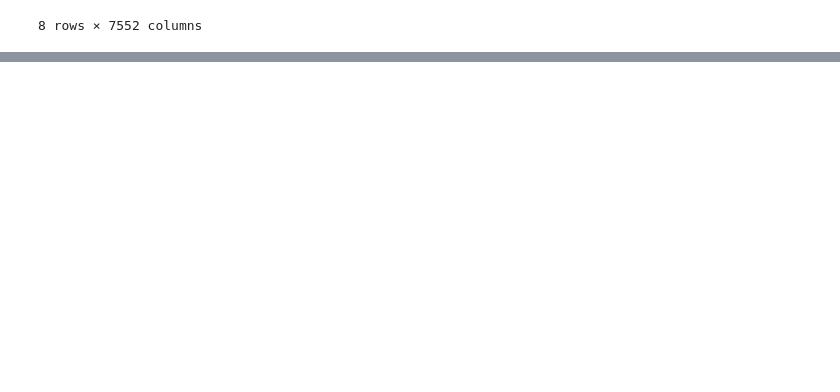
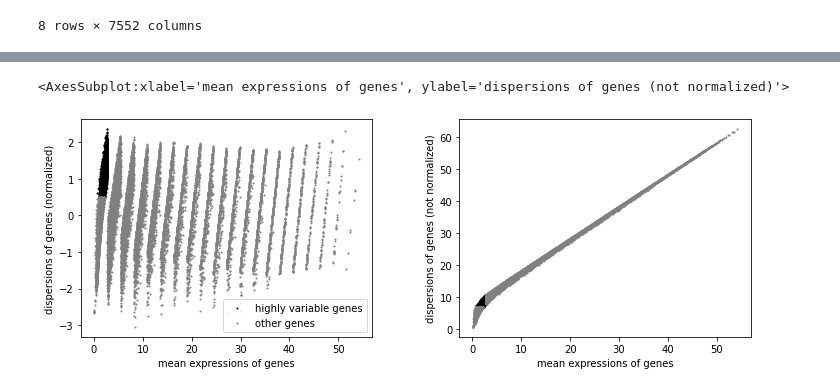
Before and after one commit to daphnetsolissou/scRNAseq-CellTypeClassifier-breast-epithelium, a Jupyter notebook: dataset2_exploration.ipynb, the cells around one changed output, grey strips where cells are left out. Cells and saved outputs as stored; diff of their text form; code cells hidden in the pictures; blank space fills up the shorter version.

```diff
--- a/dataset2_exploration.ipynb
+++ b/dataset2_exploration.ipynb
@@ -148,0 +176,7 @@ data_id7.describe()
+# %%
+data_id4_copy = data_id4.copy()
+data_id4_copy = data_id4_copy.T
+# %%
+# create annotated data object (with metadata about cell type and gene ids)
+adata_id4 = sc.AnnData(data_id4_copy)
+adata_id4
@@ -148,0 +197,5 @@ data_id7.describe()
+# %%
+# filter out high mitochondrial cell expression
+mito_genes = adata_id4.var_names.str.startswith('MT-')
+adata_id4.obs['percent_mito'] = np.sum(adata_id4[:, mito_genes].X, axis=1) / np.sum(adata_id4.X, axis=1)
+adata_id4 = adata_id4[adata_id4.obs['percent_mito'] <= 0.1]
@@ -148,0 +251,5 @@ data_id7.describe()
+# %%
+sc.pl.highly_variable_genes(adata_id4, show=False)
+# %% [output]
+<AxesSubplot:xlabel='mean expressions of genes', ylabel='dispersions of genes (not normalized)'>
+[figure, added]
```
Also changed, not shown: parts of 35 cells of this notebook.
